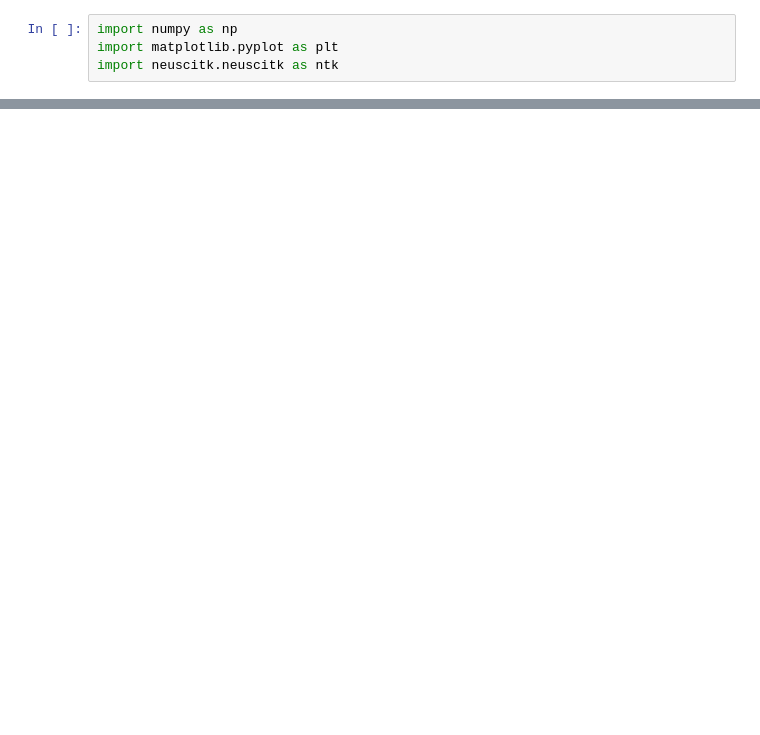
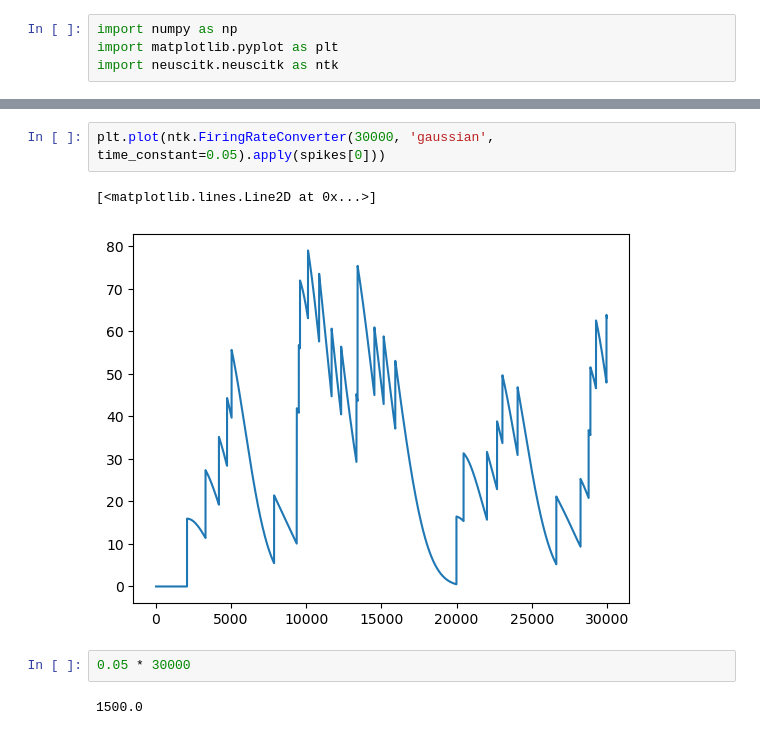
Before and after one commit to jeremyschroeter/neusci440, a Jupyter notebook: workspace.ipynb, the cells around one changed output, grey strips where cells are left out. Saved outputs shown, nothing was run; the diff lists cells and outputs as text; blank space fills up the shorter version.

Commit message:
added the firing rate converter class

```diff
--- a/workspace.ipynb
+++ b/workspace.ipynb
@@ -26,0 +22,9 @@ plt.plot(0.3, 0.5*np.sqrt(2), 'ko')
+# %%
+plt.plot(ntk.FiringRateConverter(30000, 'gaussian', time_constant=0.05).apply(spikes[0]))
+# %% [output]
+[<matplotlib.lines.Line2D at 0x...>]
+[figure, added]
+# %%
+0.05 * 30000
+# %% [output]
+1500.0
```
Also changed, not shown: parts of 8 cells of this notebook, 1 other file.
